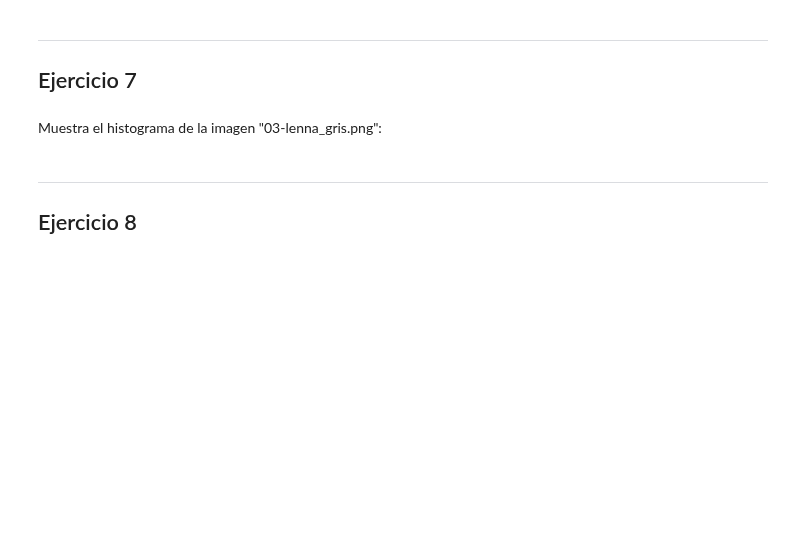
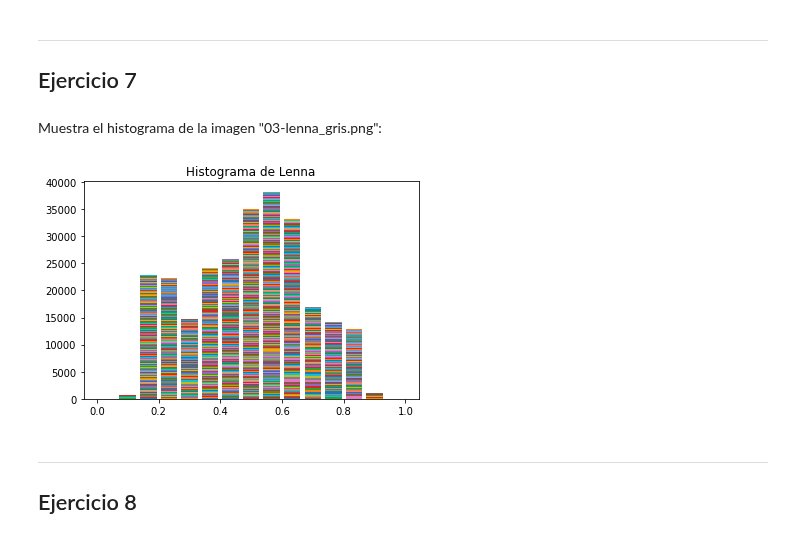
Before and after one commit to CarlosRyu98/PIA, a Jupyter notebook: 02 Desarrollo de aplicaciones de IA/05_Ejercicios_variados.ipynb, the cells around one changed output. Cells and saved outputs as stored; diff of their text form; code cells hidden in the pictures; blank space fills up the shorter version.

```diff
--- a/02 Desarrollo de aplicaciones de IA/05_Ejercicios_variados.ipynb
+++ b/02 Desarrollo de aplicaciones de IA/05_Ejercicios_variados.ipynb
@@ -191,6 +201,16 @@ ValueError: shape mismatch: objects cannot be broadcast to a single shape
 ## Ejercicio 7
 # %% [markdown]
 Muestra el histograma de la imagen "03-lenna_gris.png":
+# %%
+df7 = plt.imread("lenna.png")
+
+grays = plt.hist(df7, np.linspace(0,1,16), histtype = "barstacked", rwidth=0.8)
+
+plt.title("Histograma de Lenna")
+
+plt.show()
+# %% [output]
+[figure, added]
 # %% [markdown]
 ---
 ## Ejercicio 8
```
Also changed, not shown: parts of 12 cells of this notebook, 5 other files.
